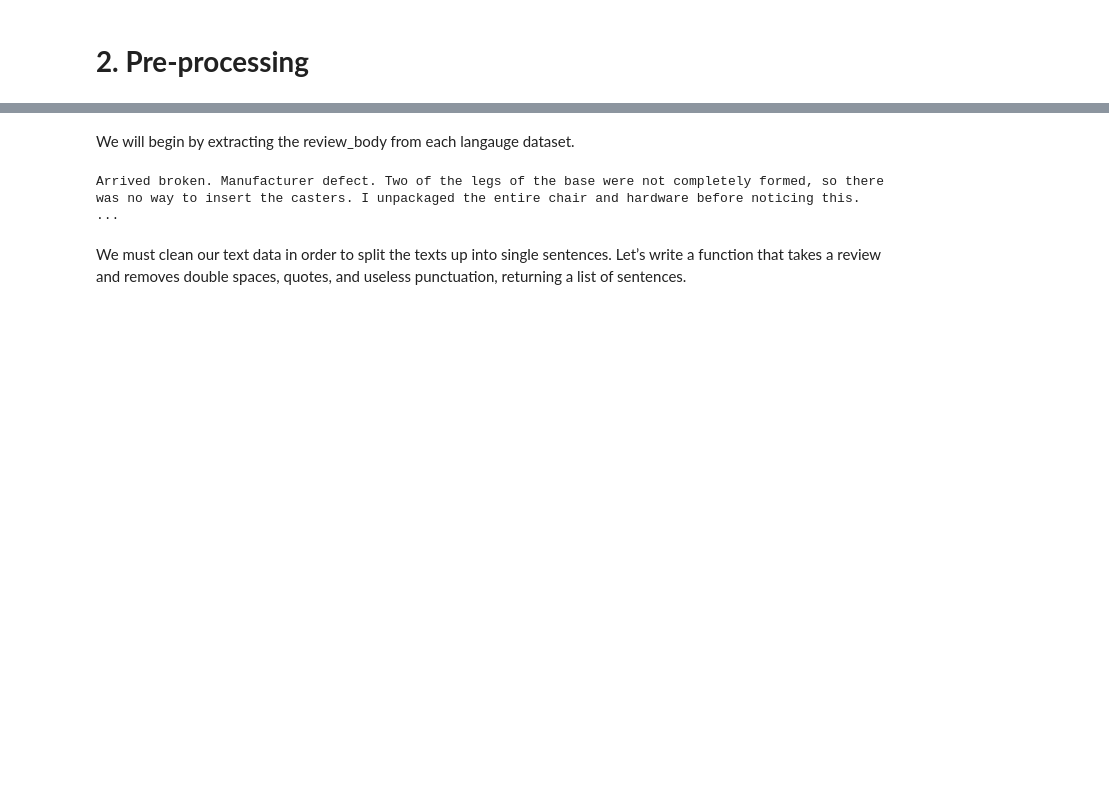
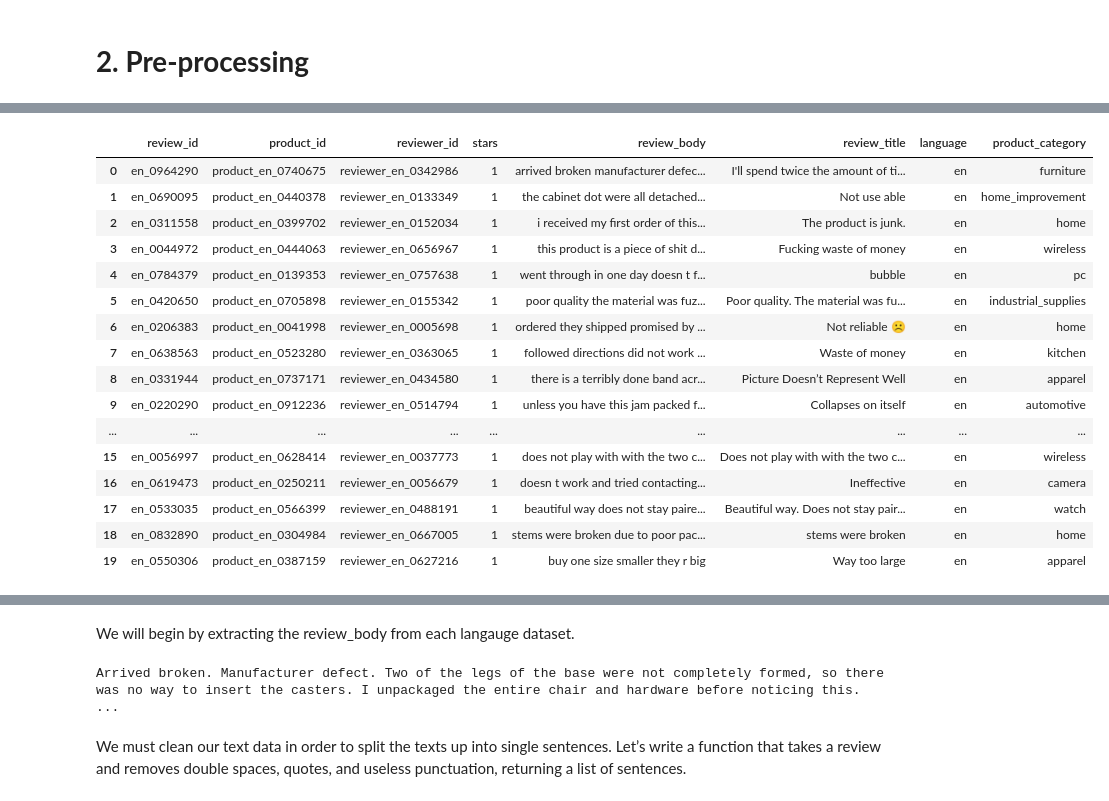
Before and after one commit to Ravi-Raghavan/ECE_443_Term_Project, a Jupyter notebook: AmazonReviews/AmazonReviews.ipynb, the cells around one changed output, grey strips where cells are left out. Drawn from its saved outputs; the diff is of its cells as text; code cells hidden in the pictures; blank space fills up the shorter version.

```diff
--- a/AmazonReviews/AmazonReviews.ipynb
+++ b/AmazonReviews/AmazonReviews.ipynb
@@ -184,0 +248,30 @@ Note that there are a total of 1.2 million reivews with 200,000 reviews from eac
+# %%
+#remove special characters from text column
+all_reviews_df['review_body'] = all_reviews_df['review_body'].str.replace('\W', ' ', regex=True)
+# remove numbers and digits form text
+all_reviews_df['review_body'] = all_reviews_df['review_body'].str.replace('\d', ' ', regex=True)
+# convert text to lower case
+all_reviews_df['review_body'] = all_reviews_df['review_body'].str.lower()
+# remove n spaces and convert to a single space
+all_reviews_df['review_body'] = all_reviews_df['review_body'].str.replace('\s{2,}', ' ', regex=True)
+# remove leading and trailing spaces
+all_reviews_df['review_body'].str.strip()
+all_reviews_df.head(20)
+# %% [output]
+|  | review_id | product_id | reviewer_id | stars | review_body | review_title | language | product_category |
+| 0 | en_0964290 | product_en_0740675 | reviewer_en_0342986 | 1 | arrived broken manufacturer defec... | I'll spend twice the amount of ti... | en | furniture |
+| 1 | en_0690095 | product_en_0440378 | reviewer_en_0133349 | 1 | the cabinet dot were all detached... | Not use able | en | home_improvement |
+| 2 | en_0311558 | product_en_0399702 | reviewer_en_0152034 | 1 | i received my first order of this... | The product is junk. | en | home |
+| 3 | en_0044972 | product_en_0444063 | reviewer_en_0656967 | 1 | this product is a piece of shit d... | Fucking waste of money | en | wireless |
+| 4 | en_0784379 | product_en_0139353 | reviewer_en_0757638 | 1 | went through in one day doesn t f... | bubble | en | pc |
+| 5 | en_0420650 | product_en_0705898 | reviewer_en_0155342 | 1 | poor quality the material was fuz... | Poor quality. The material was fu... | en | industrial_supplies |
+| 6 | en_0206383 | product_en_0041998 | reviewer_en_0005698 | 1 | ordered they shipped promised by ... | Not reliable ☹️ | en | home |
+| 7 | en_0638563 | product_en_0523280 | reviewer_en_0363065 | 1 | followed directions did not work ... | Waste of money | en | kitchen |
+| 8 | en_0331944 | product_en_0737171 | reviewer_en_0434580 | 1 | there is a terribly done band acr... | Picture Doesn’t Represent Well | en | apparel |
+| 9 | en_0220290 | product_en_0912236 | reviewer_en_0514794 | 1 | unless you have this jam packed f... | Collapses on itself | en | automotive |
+| ... | ... | ... | ... | ... | ... | ... | ... | ... |
+| 15 | en_0056997 | product_en_0628414 | reviewer_en_0037773 | 1 | does not play with with the two c... | Does not play with with the two c... | en | wireless |
+| 16 | en_0619473 | product_en_0250211 | reviewer_en_0056679 | 1 | doesn t work and tried contacting... | Ineffective | en | camera |
+| 17 | en_0533035 | product_en_0566399 | reviewer_en_0488191 | 1 | beautiful way does not stay paire... | Beautiful way. Does not stay pair... | en | watch |
+| 18 | en_0832890 | product_en_0304984 | reviewer_en_0667005 | 1 | stems were broken due to poor pac... | stems were broken | en | home |
+| 19 | en_0550306 | product_en_0387159 | reviewer_en_0627216 | 1 | buy one size smaller they r big | Way too large | en | apparel |
```
Also changed, not shown: parts of 13 cells of this notebook.
